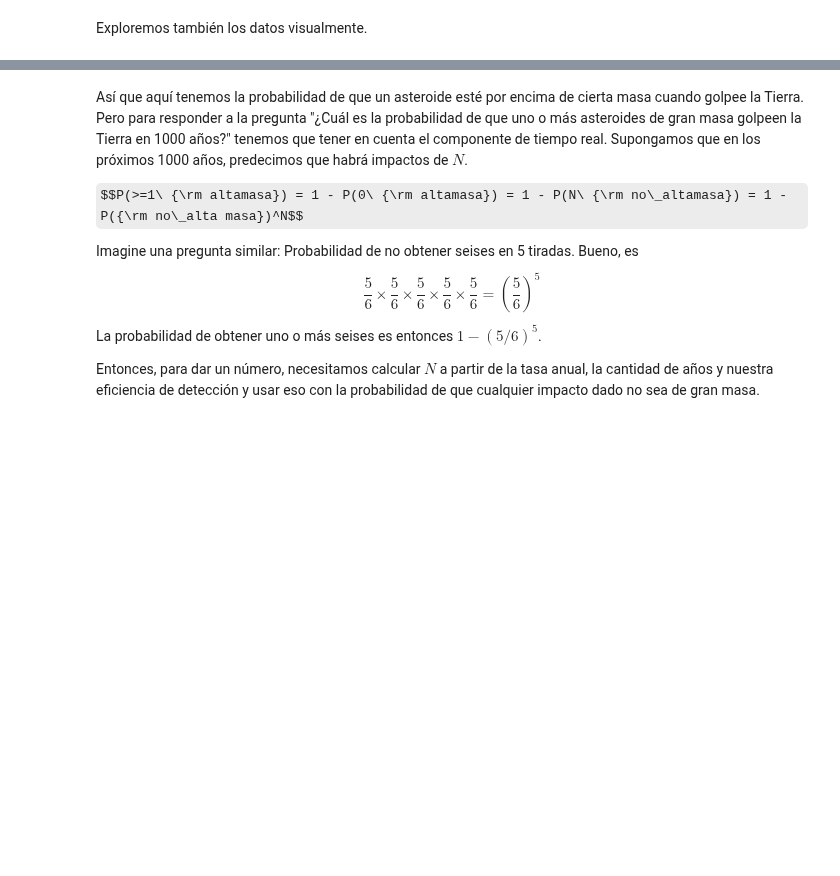
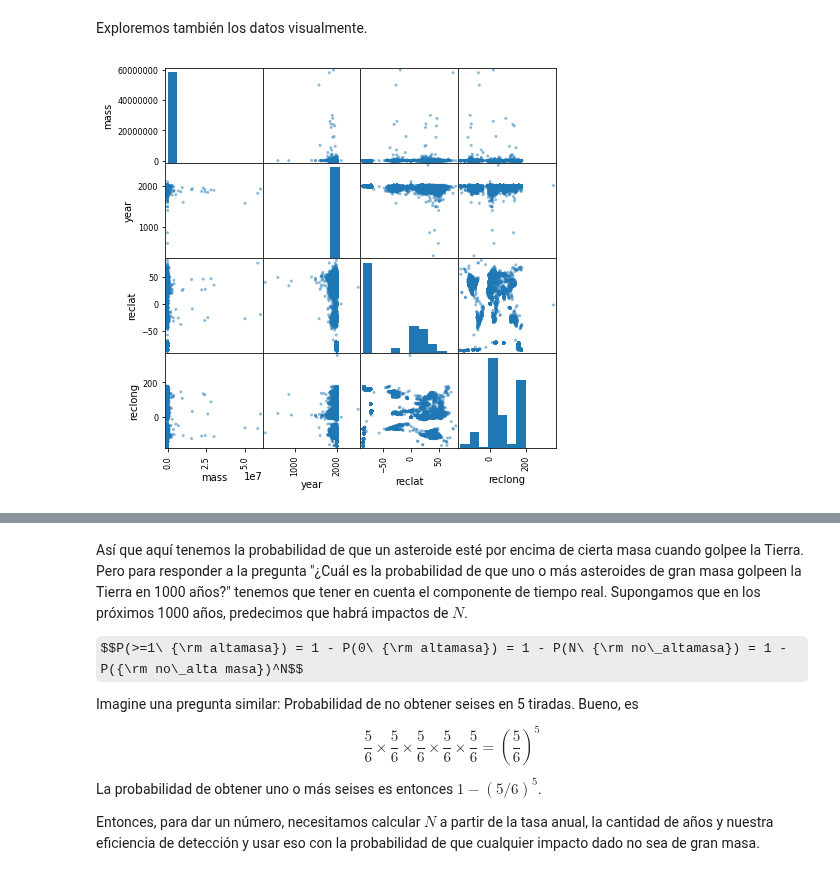
Before and after one commit to jsanz81/Bootcamp_Abril2023, a Jupyter notebook: 04_Estadística/06_TestHipotesis/2_Meteoritos/2_Meteoritos.ipynb, the cells around one changed output, grey strips where cells are left out. Drawn from its saved outputs; the diff is of its cells as text; code cells hidden in the pictures; some formulas as TeX source; blank space fills up the shorter version.

```diff
--- a/04_Estadística/06_TestHipotesis/2_Meteoritos/2_Meteoritos.ipynb
+++ b/04_Estadística/06_TestHipotesis/2_Meteoritos/2_Meteoritos.ipynb
@@ -19,7 +62,10 @@ df2.info()
 # %% [markdown]
 Exploremos también los datos visualmente.
 # %%
-pd.plotting.scatter_matrix(df[["mass", "year", "reclat", "reclong"]], figsize=(7,7));
+pd.plotting.scatter_matrix(df[["mass", "year", "reclat", "reclong"]],
+figsize=(7,7));
+# %% [output]
+[figure, added]
 # %%
 year = df2["year"]
 masses = df2["mass"]
```
Also changed, not shown: parts of 10 cells of this notebook, 5 other files.
